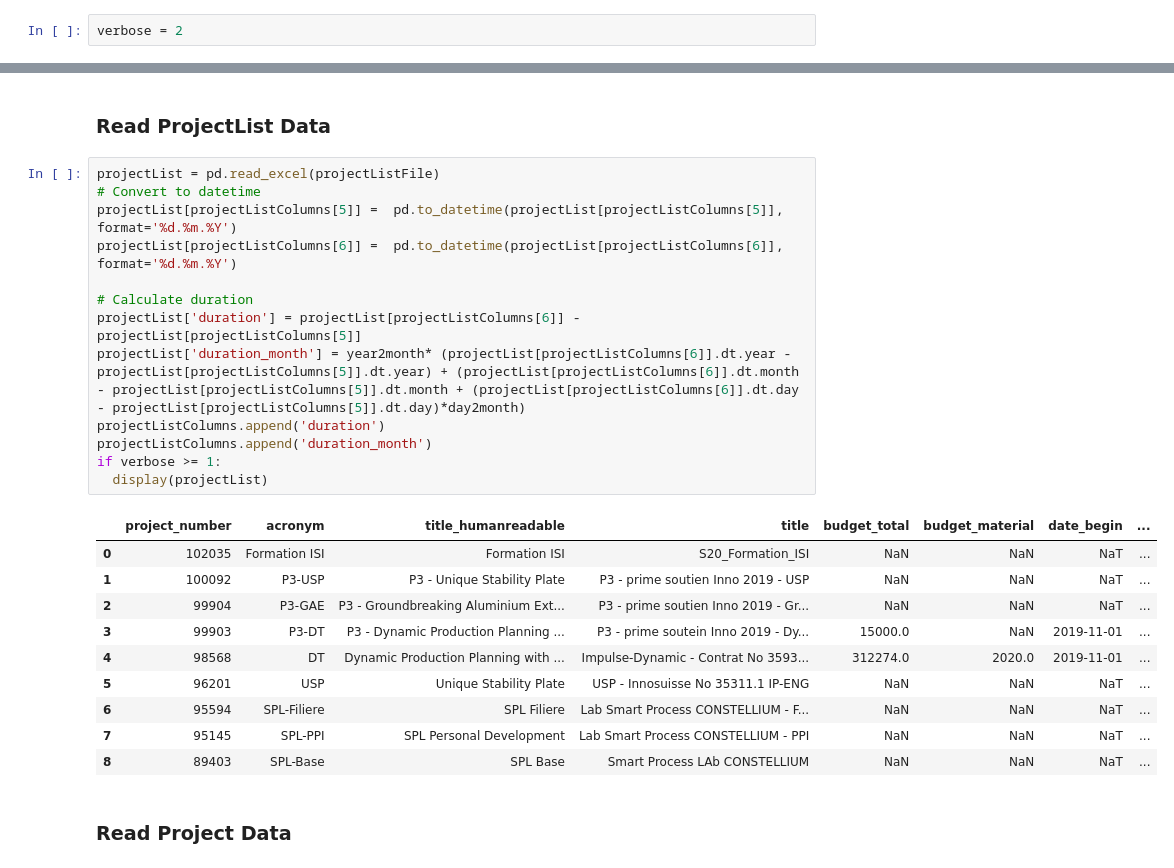
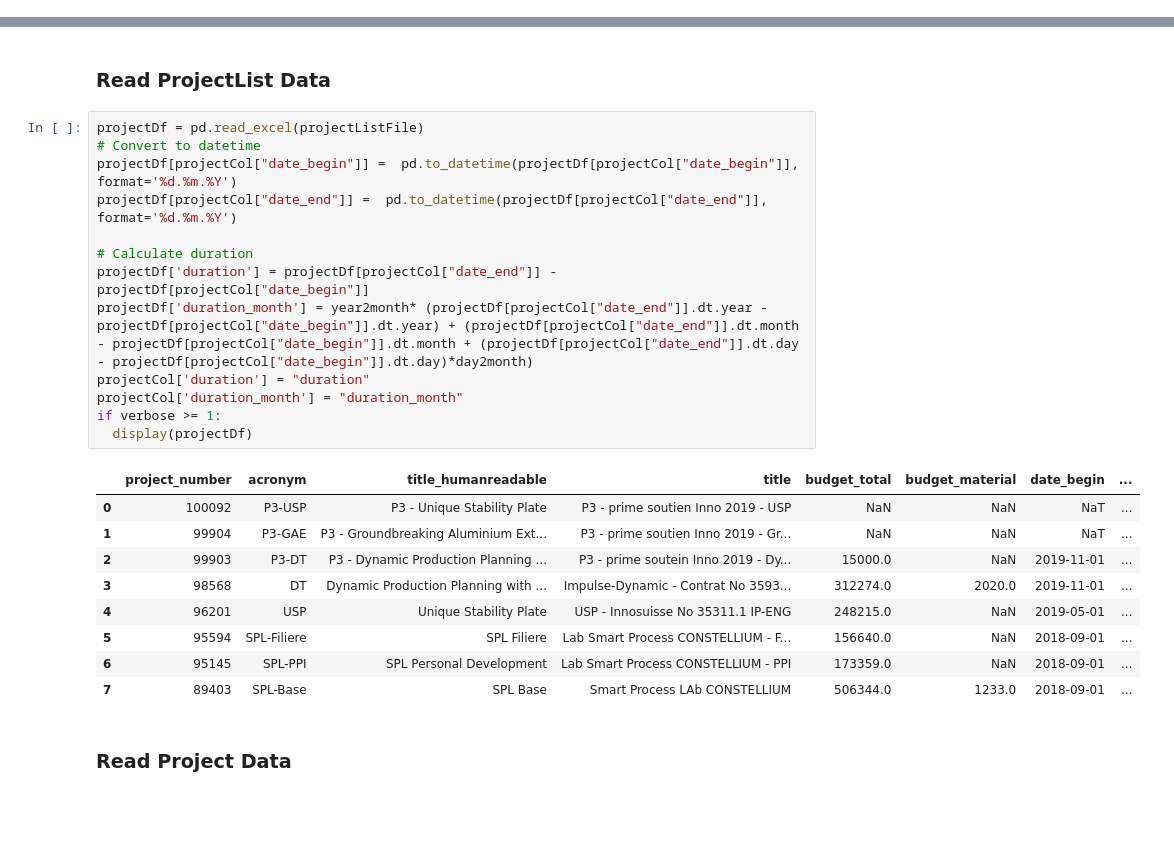
Before and after one commit to tschinz/jupyter_notebook, a Jupyter notebook: 04_HEVS/Dashboard/Dashboard.ipynb, the cells around one changed output, grey strips where cells are left out. Saved outputs shown, nothing was run; the diff lists cells and outputs as text; blank space fills up the shorter version.

```diff
--- a/04_HEVS/Dashboard/Dashboard.ipynb
+++ b/04_HEVS/Dashboard/Dashboard.ipynb
@@ -34,8 +33,6 @@ processor  : Intel64 Family 6 Model 126 Stepping 5, GenuineIntel
 CPU cores  : 8
 interpreter: 64bit
 host name  : zell
-# %%
-verbose = 2
 # %% [markdown]
 ### Configuration
 # %%
@@ -60,28 +57,27 @@ createDir(os.path.realpath(outputGraphDir))
 # %% [markdown]
 ### Read ProjectList  Data
 # %%
-projectList = pd.read_excel(projectListFile)
+projectDf = pd.read_excel(projectListFile)
 # Convert to datetime
-projectList[projectListColumns[5]] =  pd.to_datetime(projectList[projectListColumns[5]], format='%d.%m.%Y')
-projectList[projectListColumns[6]] =  pd.to_datetime(projectList[projectListColumns[6]], format='%d.%m.%Y')
+projectDf[projectCol["date_begin"]] =  pd.to_datetime(projectDf[projectCol["date_begin"]], format='%d.%m.%Y')
+projectDf[projectCol["date_end"]] =  pd.to_datetime(projectDf[projectCol["date_end"]], format='%d.%m.%Y')
 
 # Calculate duration
-projectList['duration'] = projectList[projectListColumns[6]] - projectList[projectListColumns[5]]
-projectList['duration_month'] = year2month* (projectList[projectListColumns[6]].dt.year - projectList[projectListColumns[5]].dt.year) + (projectList[projectListColumns[6]].dt.month - projectList[projectListColumns[5]].dt.month + (projectList[projectListColumns[6]].dt.day - projectList[projectListColumns[5]].dt.day)*day2month)
-projectListColumns.append('duration')
-projectListColumns.append('duration_month')
+projectDf['duration'] = projectDf[projectCol["date_end"]] - projectDf[projectCol["date_begin"]]
+projectDf['duration_month'] = year2month* (projectDf[projectCol["date_end"]].dt.year - projectDf[projectCol["date_begin"]].dt.year) + (projectDf[projectCol["date_end"]].dt.month - projectDf[projectCol["date_begin"]].dt.month + (projectDf[projectCol["date_end"]].dt.day - projectDf[projectCol["date_begin"]].dt.day)*day2month)
+projectCol['duration'] = "duration"
+projectCol['duration_month'] = "duration_month"
 if verbose >= 1:
-  display(projectList)
+  display(projectDf)
 # %% [output]
 |  | project_number | acronym | title_humanreadable | title | budget_total | budget_material | date_begin | ... |
-| 0 | 102035 | Formation ISI | Formation ISI | S20_Formation_ISI | NaN | NaN | NaT | ... |
-| 1 | 100092 | P3-USP | P3 - Unique Stability Plate | P3 - prime soutien Inno 2019 - USP | NaN | NaN | NaT | ... |
-| 2 | 99904 | P3-GAE | P3 - Groundbreaking Aluminium Ext... | P3 - prime soutien Inno 2019 - Gr... | NaN | NaN | NaT | ... |
-| 3 | 99903 | P3-DT | P3 - Dynamic Production Planning ... | P3 - prime soutein Inno 2019 - Dy... | 15000.0 | NaN | 2019-11-01 | ... |
-| 4 | 98568 | DT | Dynamic Production Planning with ... | Impulse-Dynamic - Contrat No 3593... | 312274.0 | 2020.0 | 2019-11-01 | ... |
-| 5 | 96201 | USP | Unique Stability Plate | USP - Innosuisse No 35311.1 IP-ENG | NaN | NaN | NaT | ... |
-| 6 | 95594 | SPL-Filiere | SPL Filiere | Lab Smart Process CONSTELLIUM - F... | NaN | NaN | NaT | ... |
-| 7 | 95145 | SPL-PPI | SPL Personal Development | Lab Smart Process CONSTELLIUM - PPI | NaN | NaN | NaT | ... |
-| 8 | 89403 | SPL-Base | SPL Base | Smart Process LAb CONSTELLIUM | NaN | NaN | NaT | ... |
+| 0 | 100092 | P3-USP | P3 - Unique Stability Plate | P3 - prime soutien Inno 2019 - USP | NaN | NaN | NaT | ... |
+| 1 | 99904 | P3-GAE | P3 - Groundbreaking Aluminium Ext... | P3 - prime soutien Inno 2019 - Gr... | NaN | NaN | NaT | ... |
+| 2 | 99903 | P3-DT | P3 - Dynamic Production Planning ... | P3 - prime soutein Inno 2019 - Dy... | 15000.0 | NaN | 2019-11-01 | ... |
+| 3 | 98568 | DT | Dynamic Production Planning with ... | Impulse-Dynamic - Contrat No 3593... | 312274.0 | 2020.0 | 2019-11-01 | ... |
+| 4 | 96201 | USP | Unique Stability Plate | USP - Innosuisse No 35311.1 IP-ENG | 248215.0 | NaN | 2019-05-01 | ... |
+| 5 | 95594 | SPL-Filiere | SPL Filiere | Lab Smart Process CONSTELLIUM - F... | 156640.0 | NaN | 2018-09-01 | ... |
+| 6 | 95145 | SPL-PPI | SPL Personal Development | Lab Smart Process CONSTELLIUM - PPI | 173359.0 | NaN | 2018-09-01 | ... |
+| 7 | 89403 | SPL-Base | SPL Base | Smart Process LAb CONSTELLIUM | 506344.0 | 1233.0 | 2018-09-01 | ... |
 # %% [markdown]
 ### Read Project Data
```
Also changed, not shown: parts of 24 cells of this notebook, 11 other files.
